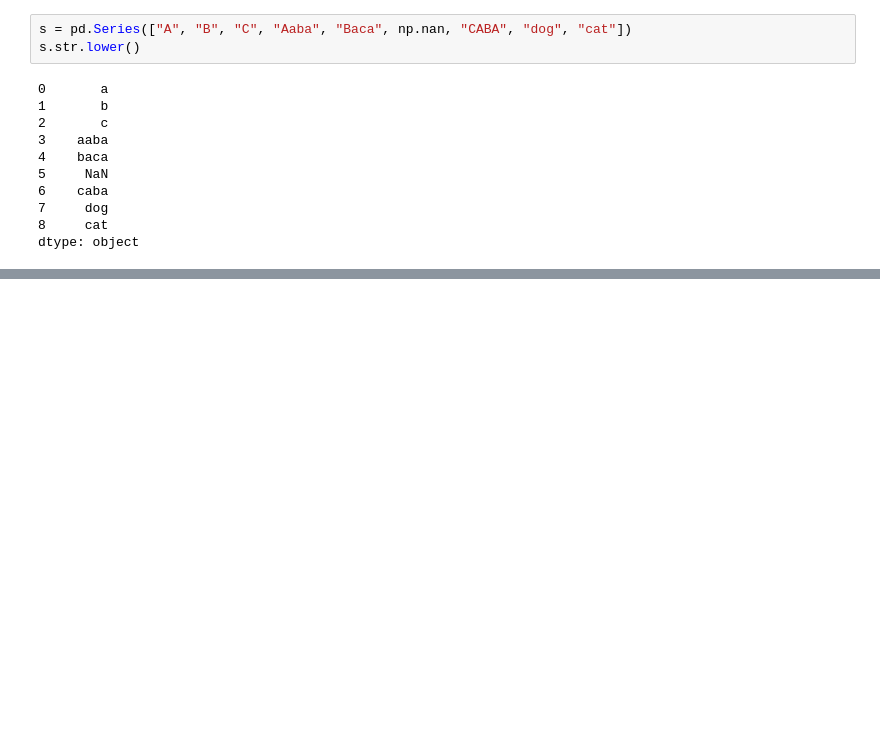
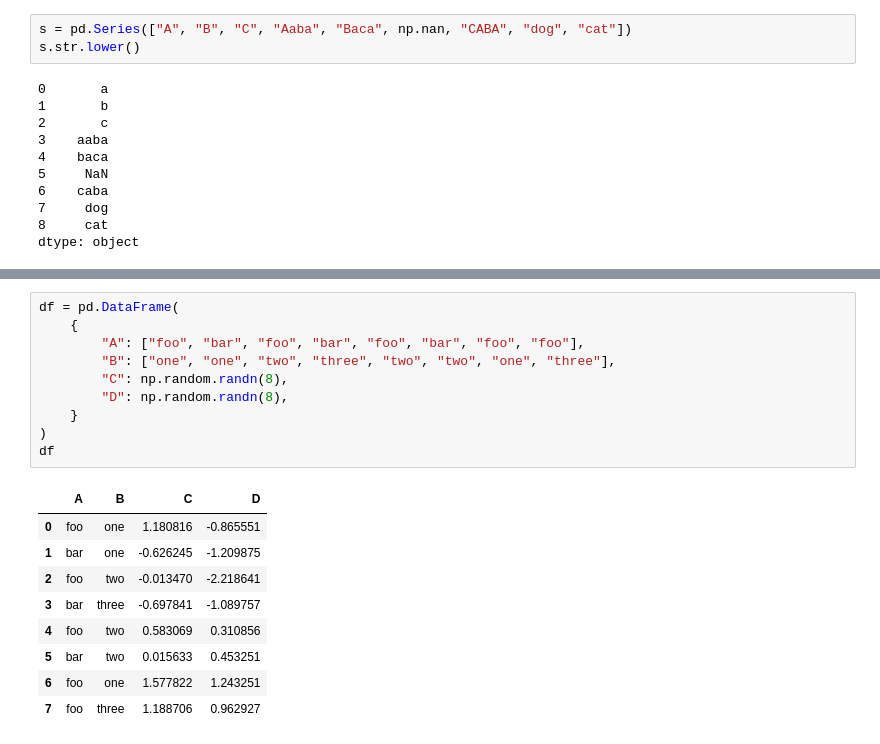
Before and after one commit to NoobRushEr/Machine-Learning-Zero-to-Hero, a Jupyter notebook: week01_lenses/notebooks/pandas.ipynb, the cells around one changed output, grey strips where cells are left out. Drawn from its saved outputs; the diff is of its cells as text; blank space fills up the shorter version.

```diff
--- a/week01_lenses/notebooks/pandas.ipynb
+++ b/week01_lenses/notebooks/pandas.ipynb
@@ -504,0 +600,20 @@ dtype: object
+# %%
+df = pd.DataFrame(
+    {
+        "A": ["foo", "bar", "foo", "bar", "foo", "bar", "foo", "foo"],
+        "B": ["one", "one", "two", "three", "two", "two", "one", "three"],
+        "C": np.random.randn(8),
+        "D": np.random.randn(8),
+    }
+)
+df
+# %% [output]
+|  | A | B | C | D |
+| 0 | foo | one | 1.180816 | -0.865551 |
+| 1 | bar | one | -0.626245 | -1.209875 |
+| 2 | foo | two | -0.013470 | -2.218641 |
+| 3 | bar | three | -0.697841 | -1.089757 |
+| 4 | foo | two | 0.583069 | 0.310856 |
+| 5 | bar | two | 0.015633 | 0.453251 |
+| 6 | foo | one | 1.577822 | 1.243251 |
+| 7 | foo | three | 1.188706 | 0.962927 |
```
Also changed, not shown: parts of 64 cells of this notebook, 8 other files.
